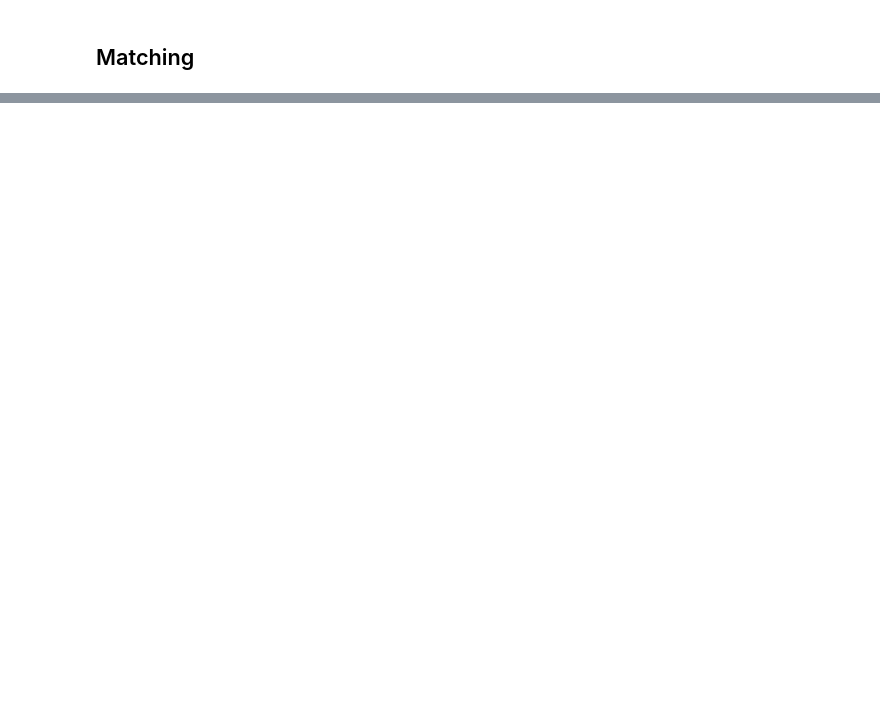
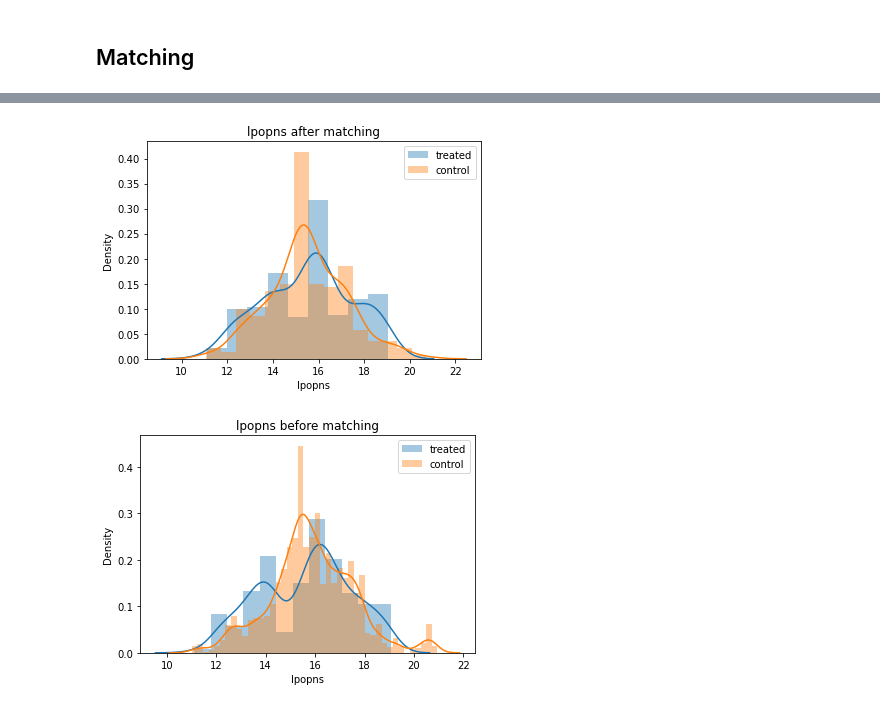
Before and after one commit to epfl-ada/ada-2020-project-milestone-p3-p3_limonada, a Jupyter notebook: creative_extension.ipynb, the cells around one changed output, grey strips where cells are left out. Cells and saved outputs as stored; diff of their text form; code cells hidden in the pictures; blank space fills up the shorter version.

```diff
--- a/creative_extension.ipynb
+++ b/creative_extension.ipynb
@@ -1205,0 +1279,18 @@ len(pred_no_gini[pred_no_gini > 0.5])/len(pred_no_gini)
+# %%
+#import matplotlib.pyplot as plt
+pair_control = control_df.loc[match_no_gini.values()]
+pair_treatment = treatment_df.loc[match_no_gini.keys()]
+
+ax = sns.distplot(pair_treatment['lpopns'], hist=True, label='treated');
+ax = sns.distplot(pair_control['lpopns'], hist=True, label='control')
+ax.set(title='lpopns after matching',xlabel='lpopns')
+plt.legend()
+plt.show()
+ax = sns.distplot(treatment_df['lpopns'], hist=True, label='treated');
+ax = sns.distplot(control_df['lpopns'], hist=True, label='control')
+ax.set(title='lpopns before matching',xlabel='lpopns')
+plt.legend()
+plt.show()
+# %% [output]
+[figure, added]
+[figure, added]
```
Also changed, not shown: parts of 38 cells of this notebook.
